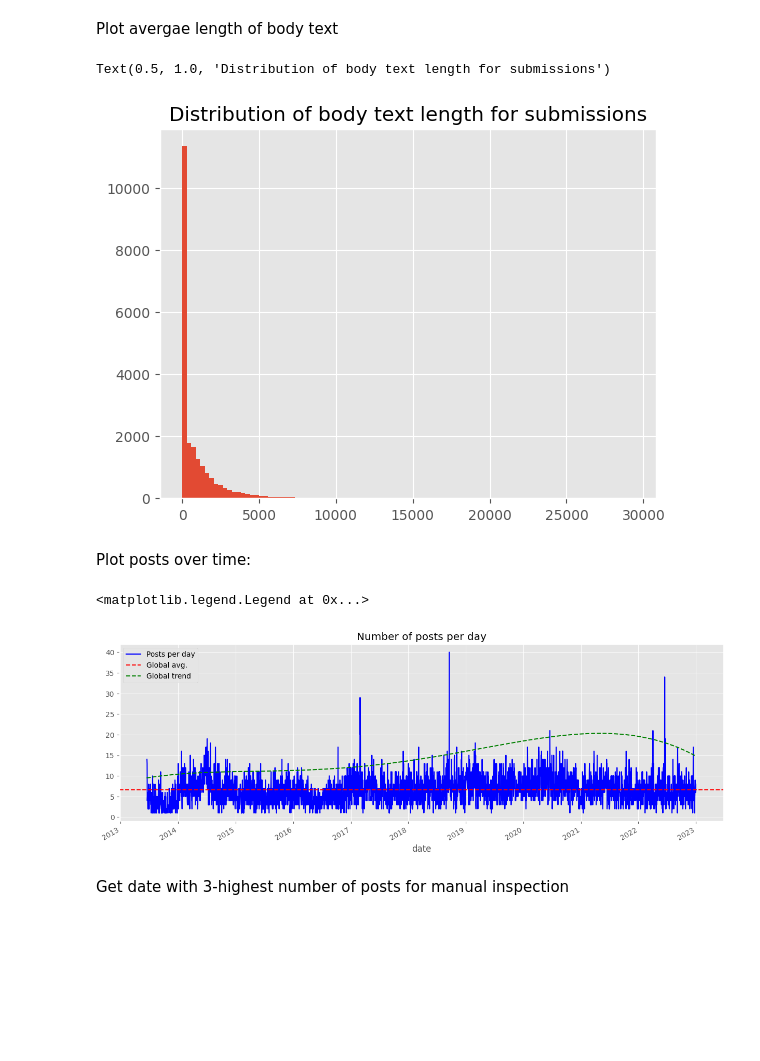
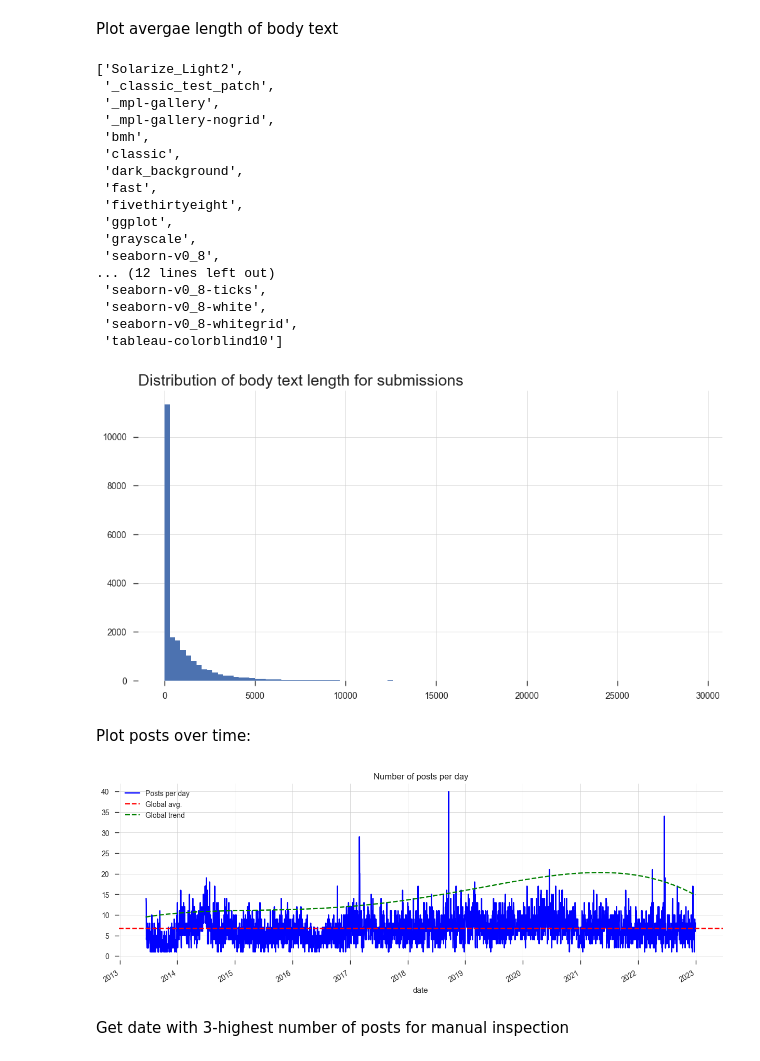
Before and after one commit to MisterXY89/redpillwomen, a Jupyter notebook: src/data_exploration.ipynb, the cells around one changed output. Drawn from its saved outputs; the diff is of its cells as text; code cells hidden in the pictures; blank space fills up the shorter version.

Commit message:
update plots

```diff
--- a/src/data_exploration.ipynb
+++ b/src/data_exploration.ipynb
@@ -168,13 +168,39 @@ month_year               0
 dtype: int64
 # %% [markdown]
 Plot avergae length of body text
+# %%
+plt.style.available
+# %% [output]
+['Solarize_Light2',
+ '_classic_test_patch',
+ '_mpl-gallery',
+ '_mpl-gallery-nogrid',
+ 'bmh',
+ 'classic',
+ 'dark_background',
+ 'fast',
+ 'fivethirtyeight',
+ 'ggplot',
+ 'grayscale',
+ 'seaborn-v0_8',
+... (12 lines left out)
+ 'seaborn-v0_8-ticks',
+ 'seaborn-v0_8-white',
+ 'seaborn-v0_8-whitegrid',
+ 'tableau-colorblind10']
+# %%
+# set the style
+# plt.style.use('seaborn-whitegrid')
+plt.style.use('seaborn-v0_8-ticks')
+plt.rcParams["axes.linewidth"] = 0
 # %%
-submission_redpill.body.str.len().hist(
-    bins=100
-).set_title("Distribution of body text length for submissions")
+ax = submission_redpill.body.str.len().hist(
+    bins=100,
+    figsize=(12, 6),
+).set_title("Distribution of body text length for submissions", loc='left').set_size(18)
+plt.grid(linewidth = 0.5)
 # %% [output]
-Text(0.5, 1.0, 'Distribution of body text length for submissions')
-[figure, old version]
+[figure, new version]
 # %% [markdown]
 Plot posts over time:
 # %%
@@ -200,9 +226,9 @@ plt.plot(submission_redpill['date'],p(submission_redpill['date_ordinal']),"g--")
 
 # add legend
 plt.legend(['Posts per day', 'Global avg.', 'Global trend'])
+plt.grid(linewidth = 0.5)
 # %% [output]
-<matplotlib.legend.Legend at 0x...>
-[figure, old version]
+[figure, new version]
 # %% [markdown]
 Get date with 3-highest number of posts for manual inspection
 # %%
```
Also changed, not shown: parts of 1 cell of this notebook, 2 other files.
